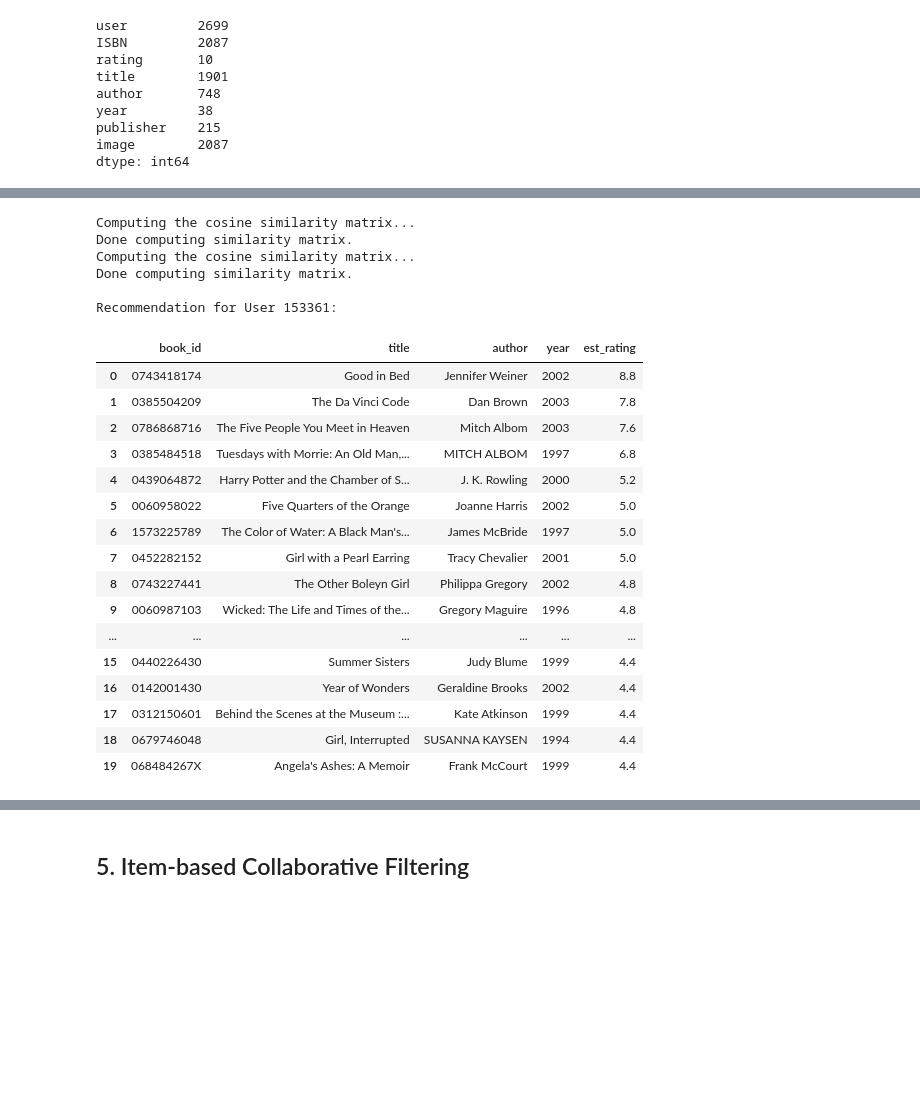
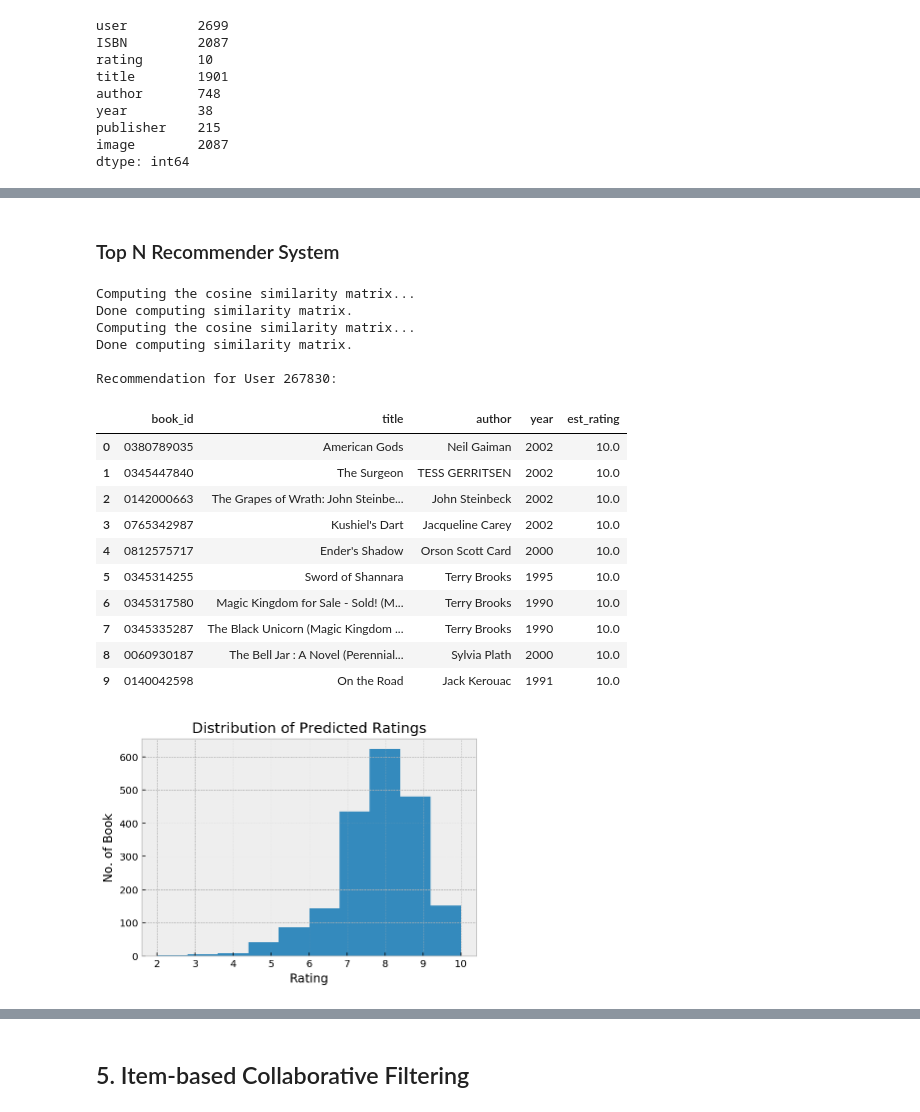
Before and after one commit to ppeyliang/book-recommender, a Jupyter notebook: capstone_project.ipynb, the cells around one changed output, grey strips where cells are left out. Cells and saved outputs as stored; diff of their text form; code cells hidden in the pictures; blank space fills up the shorter version.

Commit message:
Change rating calculation and add rating threshold

```diff
--- a/capstone_project.ipynb
+++ b/capstone_project.ipynb
@@ -355,8 +355,9 @@ Done computing similarity matrix.
+# %% [markdown]
+### Top N Recommender System
 # %%
 # Build recommendation system using KNNWithZScore.
-testSubject = 153361
-# testSubject = cf.sample().user.values[0]
-k = 20
+testSubject = 267830
+k = 10
 
 trainset = data.build_full_trainset()
 
@@ -369,7 +370,7 @@ model.fit(trainset)
 simsMatrix = model.compute_similarities()
 print()
 
-# Get top N similar users to our test subject.
+# Get top k similar users to our test subject.
 testUserInnerID = trainset.to_inner_uid(testSubject)
 similarityRow = simsMatrix[testUserInnerID]
 
@@ -380,64 +381,78 @@ for innerID, score in enumerate(similarityRow):
 
 kNeighbors = heapq.nlargest(k, similarUsers, key=lambda t: t[1])
 
-# Get the stuff they rated, and add up ratings for each item, weighted by user similarity.
-candidates = defaultdict(float)
+# Get the items that similar users rated.
+results = defaultdict(list)
 for similarUser in kNeighbors:
     innerID = similarUser[0]
     userSimilarityScore = similarUser[1]
     theirRatings = trainset.ur[innerID]
-    for rating in theirRatings:
-        candidates[rating[0]] += (rating[1] / 5.0) * userSimilarityScore
+    for item_inner_id, rating in theirRatings:
+        results[item_inner_id].append((userSimilarityScore, rating))
 
-# Build a dictionary of stuff the user has already seen.
-watched = {}
+# Predict ratings for each item, weighted by user similarity.
+candidates = defaultdict(float)
+for item_inner_id, ratings in results.items():
+    sim_rating = 0
+    sim_sum = 0
+    for similarity, rating in ratings:
+        sim_rating += similarity * rating
+        sim_sum += similarity
+    pred_rating = sim_rating / sim_sum
+    candidates[item_inner_id] = pred_rating
+
+# Build a dictionary of items the user has already read.
+read = {}
 for itemID, rating in trainset.ur[testUserInnerID]:
-    watched[itemID] = 1
+    read[itemID] = 1
 
 # Get top-rated items from similar users.
 results = {'book_id': [], 'title': [], 'author': [], 'year': [], 'est_rating': []}
 pos = 0
 
-for itemID, ratingSum in sorted(candidates.items(), key=itemgetter(1), reverse=True):
-    if not itemID in watched:
+for itemID, rating in sorted(candidates.items(), key=itemgetter(1), reverse=True):
+    if not itemID in read:
         bookID = trainset.to_raw_iid(itemID)
         title = cf[cf['ISBN'] == bookID].title.unique()[0]
         author = cf[cf['ISBN'] == bookID].author.unique()[0]
         year = cf[cf['ISBN'] == bookID].year.unique()[0]
 
         results['book_id'].append(bookID)
         results['title'].append(title)
         results['author'].append(author)
         results['year'].append(int(year))
-        results['est_rating'].append(ratingSum)
+        results['est_rating'].append(rating)
 
         pos += 1
         if (pos == k):
             break
 
 print('Recommendation for User {}:'.format(testSubject))
 pd.DataFrame(results)
 # %% [output]
 Computing the cosine similarity matrix...
 Done computing similarity matrix.
 Computing the cosine similarity matrix...
 Done computing similarity matrix.
 
-Recommendation for User 153361:
+Recommendation for User 267830:
 |  | book_id | title | author | year | est_rating |
-| 0 | 0743418174 | Good in Bed | Jennifer Weiner | 2002 | 8.8 |
-| 1 | 0385504209 | The Da Vinci Code | Dan Brown | 2003 | 7.8 |
-| 2 | 0786868716 | The Five People You Meet in Heaven | Mitch Albom | 2003 | 7.6 |
-| 3 | 0385484518 | Tuesdays with Morrie: An Old Man,... | MITCH ALBOM | 1997 | 6.8 |
-| 4 | 0439064872 | Harry Potter and the Chamber of S... | J. K. Rowling | 2000 | 5.2 |
-| 5 | 0060958022 | Five Quarters of the Orange | Joanne Harris | 2002 | 5.0 |
-| 6 | 1573225789 | The Color of Water: A Black Man's... | James McBride | 1997 | 5.0 |
-| 7 | 0452282152 | Girl with a Pearl Earring | Tracy Chevalier | 2001 | 5.0 |
-| 8 | 0743227441 | The Other Boleyn Girl | Philippa Gregory | 2002 | 4.8 |
-| 9 | 0060987103 | Wicked: The Life and Times of the... | Gregory Maguire | 1996 | 4.8 |
-| ... | ... | ... | ... | ... | ... |
-| 15 | 0440226430 | Summer Sisters | Judy Blume | 1999 | 4.4 |
-| 16 | 0142001430 | Year of Wonders | Geraldine Brooks | 2002 | 4.4 |
-| 17 | 0312150601 | Behind the Scenes at the Museum :... | Kate Atkinson | 1999 | 4.4 |
-| 18 | 0679746048 | Girl, Interrupted | SUSANNA KAYSEN | 1994 | 4.4 |
-| 19 | 068484267X | Angela's Ashes: A Memoir | Frank McCourt | 1999 | 4.4 |
+| 0 | 0380789035 | American Gods | Neil Gaiman | 2002 | 10.0 |
+| 1 | 0345447840 | The Surgeon | TESS GERRITSEN | 2002 | 10.0 |
+| 2 | 0142000663 | The Grapes of Wrath: John Steinbe... | John Steinbeck | 2002 | 10.0 |
+| 3 | 0765342987 | Kushiel's Dart | Jacqueline Carey | 2002 | 10.0 |
+| 4 | 0812575717 | Ender's Shadow | Orson Scott Card | 2000 | 10.0 |
+| 5 | 0345314255 | Sword of Shannara | Terry Brooks | 1995 | 10.0 |
+| 6 | 0345317580 | Magic Kingdom for Sale - Sold! (M... | Terry Brooks | 1990 | 10.0 |
+| 7 | 0345335287 | The Black Unicorn (Magic Kingdom ... | Terry Brooks | 1990 | 10.0 |
+| 8 | 0060930187 | The Bell Jar : A Novel (Perennial... | Sylvia Plath | 2000 | 10.0 |
+| 9 | 0140042598 | On the Road | Jack Kerouac | 1991 | 10.0 |
+# %%
+# Check the distribution of predicted ratings.
+pd.Series(candidates).hist()
+plt.title('Distribution of Predicted Ratings')
+plt.xlabel('Rating')
+plt.ylabel('No. of Book')
+plt.show()
+# %% [output]
+[figure, added]
```
Also changed, not shown: parts of 12 cells of this notebook.
